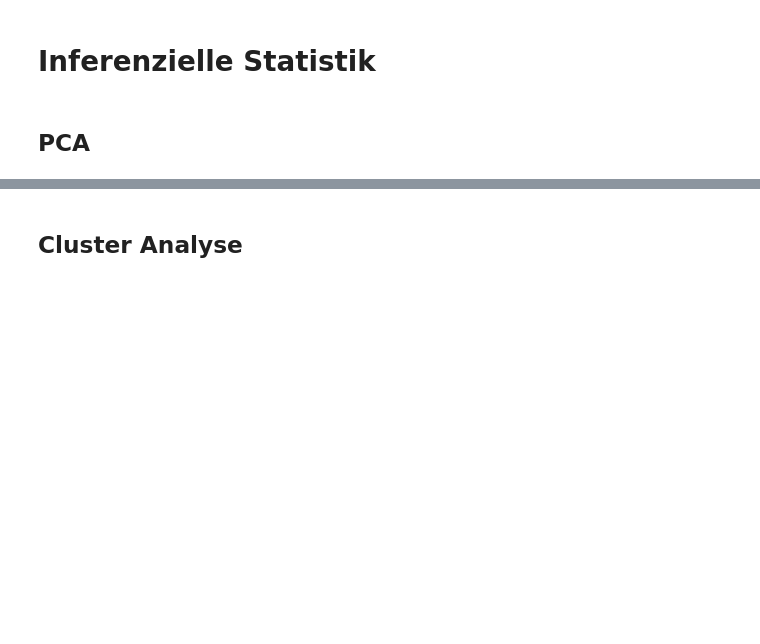
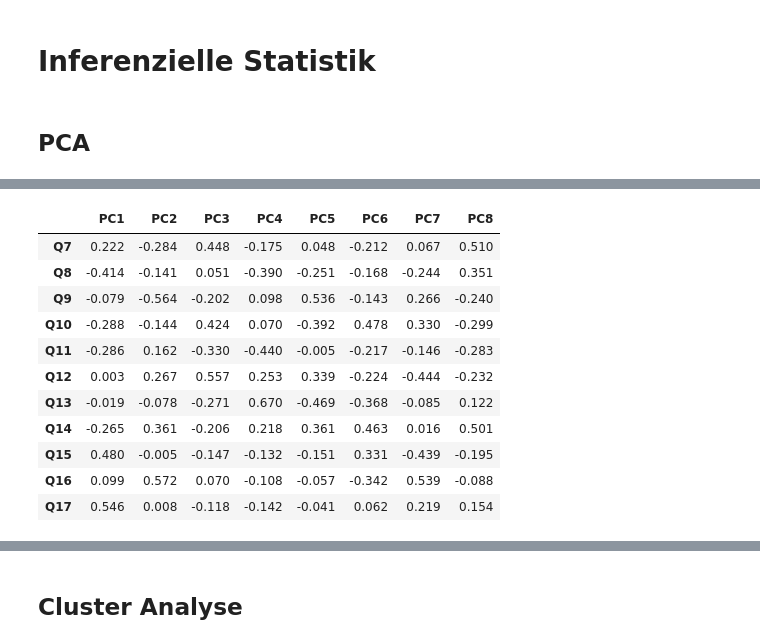
Before and after one commit to TobiasMaissen/cas_statistik_davi, a Jupyter notebook: statistik.ipynb, the cells around one changed output, grey strips where cells are left out. Cells and saved outputs as stored; diff of their text form; code cells hidden in the pictures; blank space fills up the shorter version.

```diff
--- a/statistik.ipynb
+++ b/statistik.ipynb
@@ -2358,0 +2429,76 @@ Versuche, jeder Komponente einen Namen zu geben, basierend auf den Variablen, di
+# %%
+# --- Schritt 2: PCA mit gewählter Komponentenzahl durchführen, Scores extrahieren & Ladungen vorbereiten ---
+
+from sklearn.decomposition import PCA
+import pandas as pd
+import numpy as np
+
+# 1. Definiere die Anzahl der Komponenten pro Block (basierend auf deiner Entscheidung)
+num_components_to_keep = {
+    "Block 1: Familie": 4,
+    "Block 2: Erziehungswerte": 8,
+    "Block 3: Soziale Distanz": 3,
+    "Block 4: Grundbedürfnissen": 2,
+    "Block 5: Science and Technology": 3
+}
+
+print("========================================================")
+print("=== Starte finale PCA, Extraktion der Scores & Ladungsanalyse ===")
+print("========================================================")
+
+final_pca_models = {} # Zum Speichern der finalen PCA-Modelle (mit Ladungen)
+principal_component_scores = {} # Zum Speichern der PC-Scores pro Block
+
+# Stelle sicher, dass prepared_pca_data existiert
+if 'prepared_pca_data' not in locals() or not prepared_pca_data:
+    print("Fehler: 'prepared_pca_data' Dictionary nicht gefunden. Bitte führe die Vorbereitung zuerst aus.")
+else:
+    # Iteriere durch die Blöcke, für die Daten vorbereitet wurden
+    for block_name in prepared_pca_data.keys():
+        print(f"\n--- Finale PCA für Block: {block_name} ---")
+
+        if block_name not in num_components_to_keep:
+            print(f"!! Warnung: Anzahl Komponenten für '{block_name}' nicht definiert. Überspringe.")
+            continue
+
+        k = num_components_to_keep[block_name]
+        scaled_data = prepared_pca_data[block_name]['scaled_data']
+        original_vars = scaled_data.columns # Namen der Originalvariablen
+
+        print(f"  Behalte k = {k} Komponenten.")
+
+        # 2. PCA mit k Komponenten durchführen
+        pca_final = PCA(n_components=k)
+        pc_scores = pca_final.fit_transform(scaled_data)
+
+        # Speichere das Modell
+        final_pca_models[block_name] = pca_final
+
+        # 3. PC-Scores als DataFrame speichern
+        pc_col_names = [f'{block_name}_PC{i+1}' for i in range(k)]
+        pc_scores_df = pd.DataFrame(data=pc_scores, columns=pc_col_names, index=scaled_data.index)
+        principal_component_scores[block_name] = pc_scores_df
+        print(f"  PC-Scores extrahiert und gespeichert (Shape: {pc_scores_df.shape}).")
+        # print(pc_scores_df.head()) # Optional: Erste Zeilen der Scores anzeigen
+
+        # 4. Ladungen analysieren (Vorbereitung - Ausgabe der Ladungen)
+        print(f"\n  Ladungen (Loadings) für {block_name}:")
+        # Ladungen sind in pca_final.components_ (Zeilen = PCs, Spalten = Originalvars)
+        # Wir transponieren es für bessere Lesbarkeit (Zeilen=Originalvars, Spalten=PCs)
+        loadings = pca_final.components_.T
+        loadings_df = pd.DataFrame(loadings, index=original_vars, columns=[f'PC{i+1}' for i in range(k)])
+
+        # Zeige Ladungen an (größte absolute Werte pro PC hervorheben)
+        print("  (Positive Ladung: Variable korreliert positiv mit PC; Negative Ladung: negativ)")
+        # Formatierung für bessere Lesbarkeit
+        styled_loadings = loadings_df.style.format("{:.3f}").background_gradient(cmap='RdBu', axis=None) # Farbliche Hervorhebung
+        display(styled_loadings) # display() funktioniert gut in Jupyter Notebooks
+
+print("\n========================================================")
+print("=== Finale PCA und Score-Extraktion abgeschlossen ===")
+print("========================================================")
+
+# Die principal_component_scores enthalten jetzt die neuen Variablen für jeden Block.
+# Die final_pca_models enthalten die Ladungen zur Interpretation.
+# Nächster Schritt: Interpretation der Ladungen & Zusammenführen der Scores.
+# %% [output]
@@ -2358,0 +2528,12 @@ Versuche, jeder Komponente einen Namen zu geben, basierend auf den Variablen, di
+|  | PC1 | PC2 | PC3 | PC4 | PC5 | PC6 | PC7 | PC8 |
+| Q7 | 0.222 | -0.284 | 0.448 | -0.175 | 0.048 | -0.212 | 0.067 | 0.510 |
+| Q8 | -0.414 | -0.141 | 0.051 | -0.390 | -0.251 | -0.168 | -0.244 | 0.351 |
+| Q9 | -0.079 | -0.564 | -0.202 | 0.098 | 0.536 | -0.143 | 0.266 | -0.240 |
+| Q10 | -0.288 | -0.144 | 0.424 | 0.070 | -0.392 | 0.478 | 0.330 | -0.299 |
+| Q11 | -0.286 | 0.162 | -0.330 | -0.440 | -0.005 | -0.217 | -0.146 | -0.283 |
+| Q12 | 0.003 | 0.267 | 0.557 | 0.253 | 0.339 | -0.224 | -0.444 | -0.232 |
+| Q13 | -0.019 | -0.078 | -0.271 | 0.670 | -0.469 | -0.368 | -0.085 | 0.122 |
+| Q14 | -0.265 | 0.361 | -0.206 | 0.218 | 0.361 | 0.463 | 0.016 | 0.501 |
+| Q15 | 0.480 | -0.005 | -0.147 | -0.132 | -0.151 | 0.331 | -0.439 | -0.195 |
+| Q16 | 0.099 | 0.572 | 0.070 | -0.108 | -0.057 | -0.342 | 0.539 | -0.088 |
+| Q17 | 0.546 | 0.008 | -0.118 | -0.142 | -0.041 | 0.062 | 0.219 | 0.154 |
```
Also changed, not shown: parts of 23 cells of this notebook.
